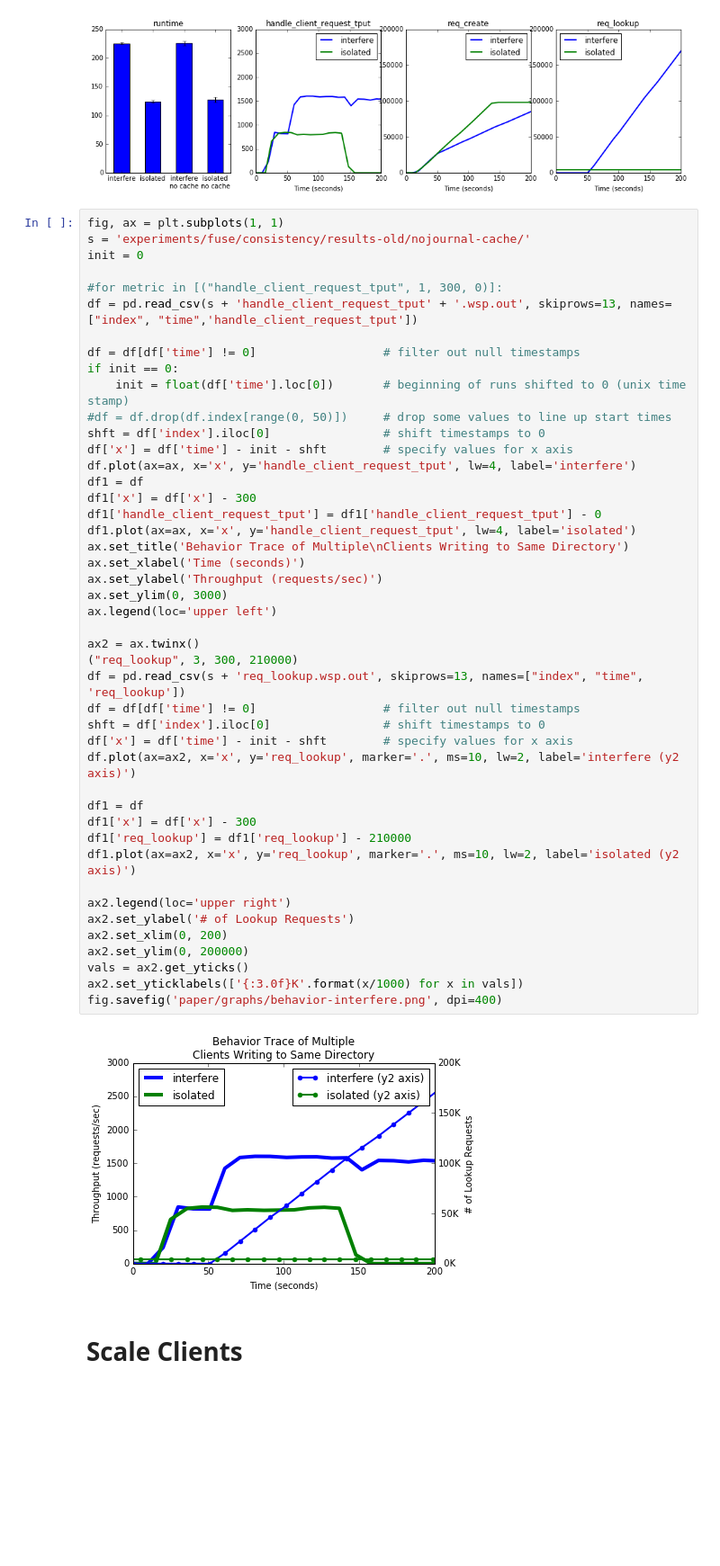
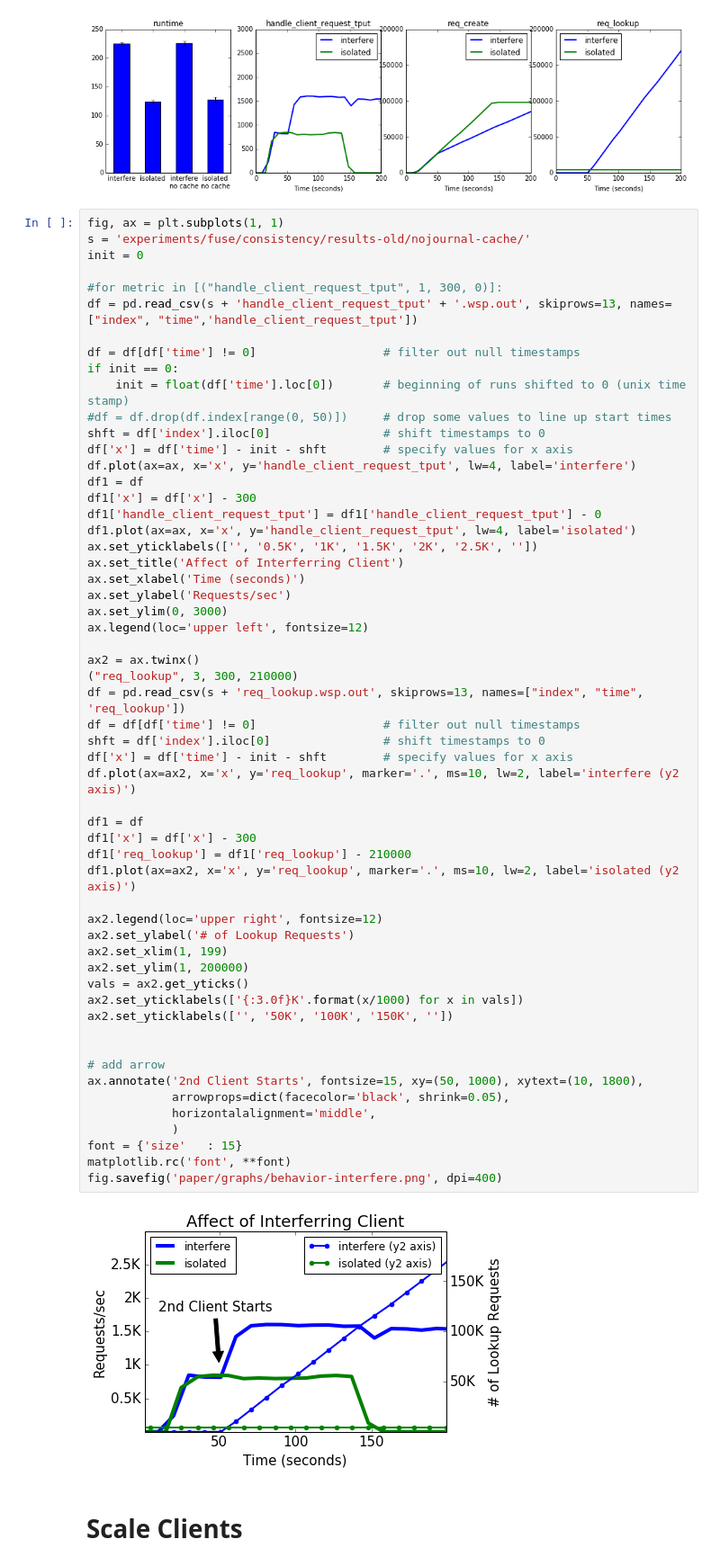
Before and after one commit to michaelsevilla/anonymous-popper, a Jupyter notebook: viz-consistency.ipynb, the cells around one changed output. Shown at 90% size. Drawn from its saved outputs; the diff is of its cells as text; blank space fills up the shorter version.

Commit message:
paper: carlos evaluation comments, fix graphs
Signed-off-by: Michael Sevilla <mikesevilla3@gmail.com>

```diff
--- a/viz-consistency.ipynb
+++ b/viz-consistency.ipynb
@@ -104,40 +104,51 @@ if init == 0:
     init = float(df['time'].loc[0])       # beginning of runs shifted to 0 (unix time stamp)
 #df = df.drop(df.index[range(0, 50)])     # drop some values to line up start times
 shft = df['index'].iloc[0]                # shift timestamps to 0
 df['x'] = df['time'] - init - shft        # specify values for x axis
 df.plot(ax=ax, x='x', y='handle_client_request_tput', lw=4, label='interfere')
 df1 = df
 df1['x'] = df['x'] - 300
 df1['handle_client_request_tput'] = df1['handle_client_request_tput'] - 0
 df1.plot(ax=ax, x='x', y='handle_client_request_tput', lw=4, label='isolated')
-ax.set_title('Behavior Trace of Multiple\nClients Writing to Same Directory')
+ax.set_yticklabels(['', '0.5K', '1K', '1.5K', '2K', '2.5K', ''])
+ax.set_title('Affect of Interferring Client')
 ax.set_xlabel('Time (seconds)')
-ax.set_ylabel('Throughput (requests/sec)')
+ax.set_ylabel('Requests/sec')
 ax.set_ylim(0, 3000)
-ax.legend(loc='upper left')
+ax.legend(loc='upper left', fontsize=12)
 
 ax2 = ax.twinx()
 ("req_lookup", 3, 300, 210000)
 df = pd.read_csv(s + 'req_lookup.wsp.out', skiprows=13, names=["index", "time", 'req_lookup'])
 df = df[df['time'] != 0]                  # filter out null timestamps
 shft = df['index'].iloc[0]                # shift timestamps to 0
 df['x'] = df['time'] - init - shft        # specify values for x axis
 df.plot(ax=ax2, x='x', y='req_lookup', marker='.', ms=10, lw=2, label='interfere (y2 axis)')
 
 df1 = df
 df1['x'] = df['x'] - 300
 df1['req_lookup'] = df1['req_lookup'] - 210000
 df1.plot(ax=ax2, x='x', y='req_lookup', marker='.', ms=10, lw=2, label='isolated (y2 axis)')
 
-ax2.legend(loc='upper right')
+ax2.legend(loc='upper right', fontsize=12)
 ax2.set_ylabel('# of Lookup Requests')
-ax2.set_xlim(0, 200)
-ax2.set_ylim(0, 200000)
+ax2.set_xlim(1, 199)
+ax2.set_ylim(1, 200000)
 vals = ax2.get_yticks()
 ax2.set_yticklabels(['{:3.0f}K'.format(x/1000) for x in vals])
+ax2.set_yticklabels(['', '50K', '100K', '150K', ''])
+
+
+# add arrow
+ax.annotate('2nd Client Starts', fontsize=15, xy=(50, 1000), xytext=(10, 1800),
+            arrowprops=dict(facecolor='black', shrink=0.05),
+            horizontalalignment='middle',
+            )
+font = {'size'   : 15}
+matplotlib.rc('font', **font)
 fig.savefig('paper/graphs/behavior-interfere.png', dpi=400)
 # %% [output]
-[figure, old version]
+[figure, new version]
 # %% [markdown]
 # Scale Clients
 # %%
```
Also changed, not shown: parts of 2 cells of this notebook, 12 other files.
